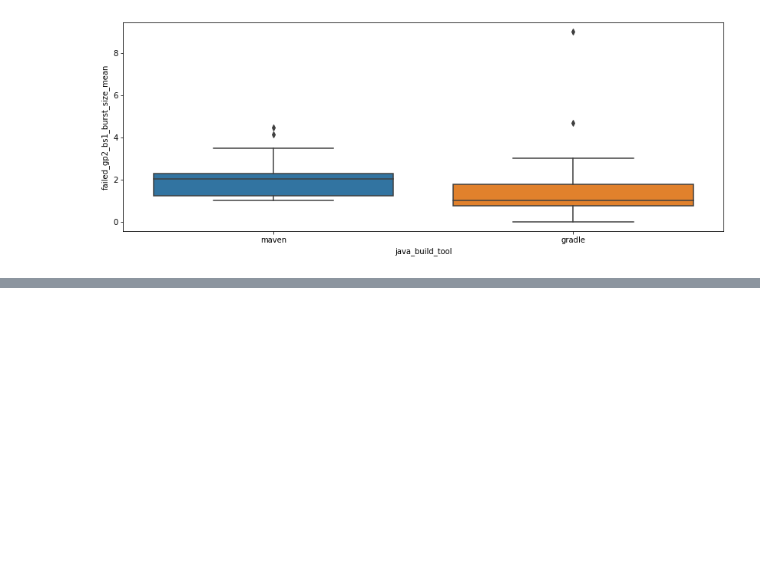
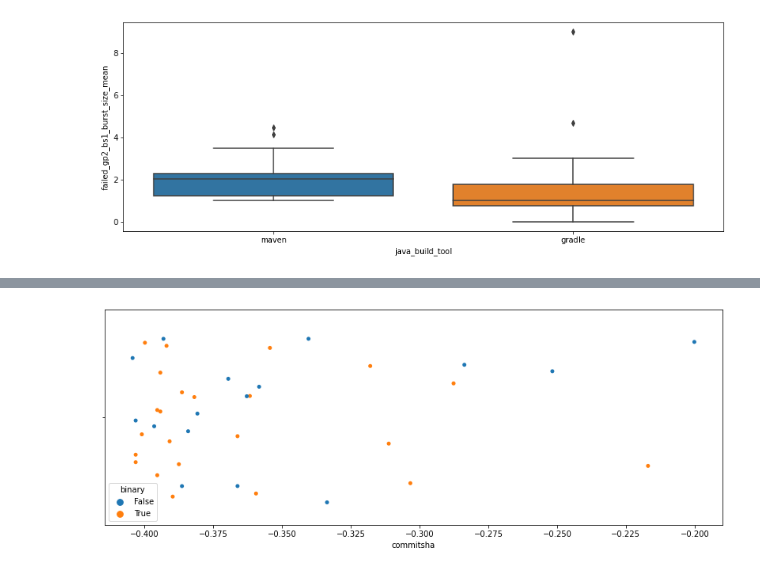
Before and after one commit to IncioMan/Continuous-Integration-metrics-for-post-release-bugs-prediction, a Jupyter notebook: notebooks/analysis/continuous_integration_metrics_for_releases.ipynb, the cells around one changed output, grey strips where cells are left out. Drawn from its saved outputs; the diff is of its cells as text; code cells hidden in the pictures; blank space fills up the shorter version.

Commit message:
analysis of process metrics vs ours

```diff
--- a/notebooks/analysis/continuous_integration_metrics_for_releases.ipynb
+++ b/notebooks/analysis/continuous_integration_metrics_for_releases.ipynb
@@ -936,0 +989,2 @@ for method, metrics in df_metrics.items():
+# %%
+commits = buildsha.groupby(["from_tag","to_tag"]).commitsha.count().reset_index()
@@ -936,0 +997,4 @@ for method, metrics in df_metrics.items():
+# %%
+complete = pd.concat([commits,df_metrics[methods[0]][["max_n_builds_per_pull_request","ratio_errored_builds",
+                                                      "max_failed_tests", "failed_gp2_bs3_n_bursts_max"]], df_metrics[methods[0]].post_release_bugs], axis=1)
+complete.corr(method="spearman")
@@ -936,0 +1009,13 @@ for method, metrics in df_metrics.items():
+# %%
+complete["binary"] = complete.post_release_bugs < complete.post_release_bugs.median()
+# %%
+complete[""] = ""
+# %%
+tmp = complete.drop(columns=["from_tag", "to_tag", "", "binary"])
+tmp[tmp.columns] = StandardScaler().fit_transform(tmp)
+tmp = pd.concat([tmp, complete.binary, complete[""]], axis=1)
+tmp = tmp[tmp.commitsha<-0.2]
+ax = sns.stripplot(x="commitsha",\
+                     y="",hue="binary", data=tmp, jitter=0.4)
+# %% [output]
+[figure, added]
```
Also changed, not shown: parts of 31 cells of this notebook, 2 other files.
